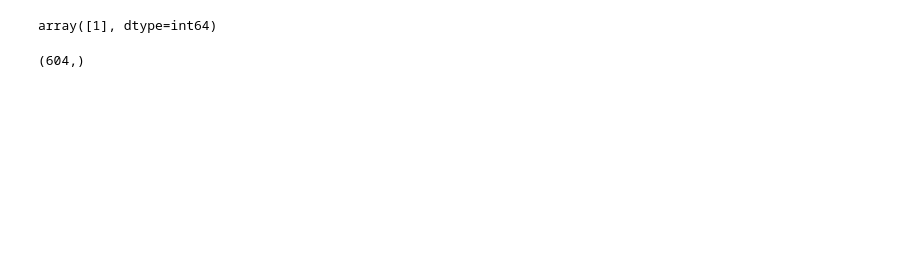
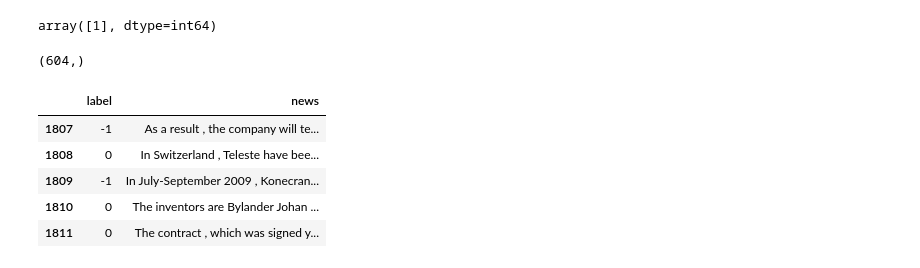
Before and after one commit to JuanHenaoB/AASD_4011_Project, a Jupyter notebook: Financial_Sentiment_Analysis.ipynb, the cells around one changed output. Cells and saved outputs as stored; diff of their text form; code cells hidden in the pictures; blank space fills up the shorter version.

```diff
--- a/Financial_Sentiment_Analysis.ipynb
+++ b/Financial_Sentiment_Analysis.ipynb
@@ -115,0 +119,16 @@ financial_news_1['label'].shape
+# %%
+#put everything together again
+financial_news_ds = pd.concat([financial_news_n, financial_news_0, financial_news_1])
+
+#shuffle rows and reset index
+financial_news_ds = financial_news_ds.sample(frac=1).reset_index(drop=True)
+
+#check df
+financial_news_ds.tail()
+# %% [output]
+|  | label | news |
+| 1807 | -1 | As a result , the company will te... |
+| 1808 | 0 | In Switzerland , Teleste have bee... |
+| 1809 | -1 | In July-September 2009 , Konecran... |
+| 1810 | 0 | The inventors are Bylander Johan ... |
+| 1811 | 0 | The contract , which was signed y... |
```
Also changed, not shown: parts of 10 cells of this notebook, 1 other file.
